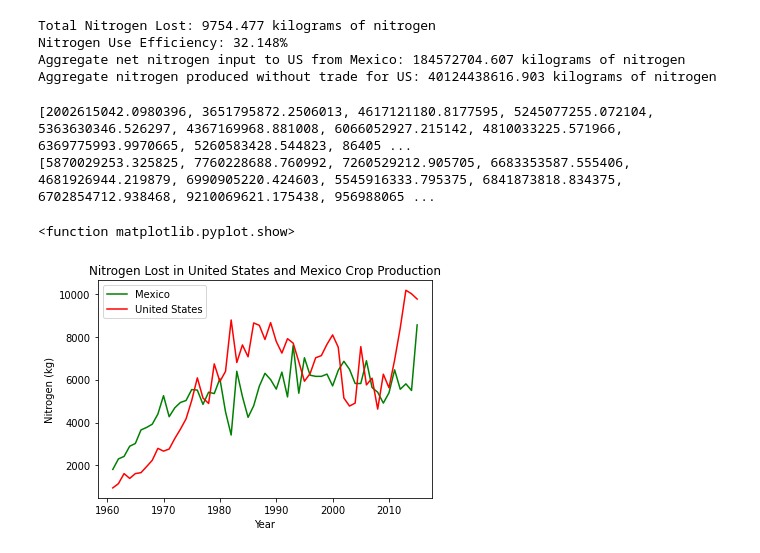
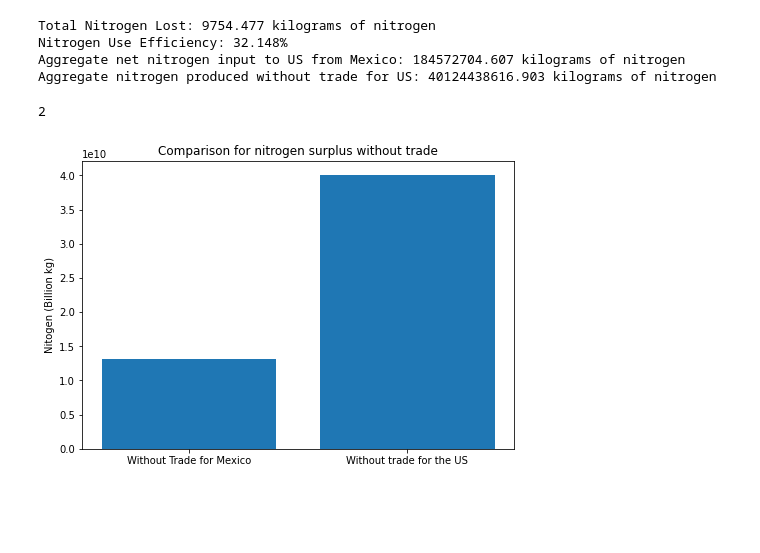
Before and after one commit to jfernandez37/495Project, a Jupyter notebook: Directed_consulting_495.ipynb, the cells around one changed output. Cells and saved outputs as stored; diff of their text form; code cells hidden in the pictures; blank space fills up the shorter version.

```diff
--- a/Directed_consulting_495.ipynb
+++ b/Directed_consulting_495.ipynb
@@ -266,6 +266,8 @@ plt.show
 [figure]
 # %% [markdown]
 US Export Mexico Import:
+# %%
+withoutArr=[]
 # %%
 USEXP=[83, 142,166, 133, 3]
 cropNames=["Maize", "Soybeans", "Wheat", "Rice/paddy", "Apples"]
@@ -320,6 +322,7 @@ for year in range(30):
       nitSurp+=temp
   nitSurpMex.append(nitSurp)
 print("Aggregate nitrogen produced without trade for mexico: "+str(round(nitSurp,3)) +" kilograms of nitrogen")
+withoutArr.append(round(nitSurp,3))
 # %% [output]
 Total Nitrogen Lost: 8548.693 kilograms of nitrogen
 Nitrogen Use Efficiency: 61.719%
@@ -406,17 +409,29 @@ for year in range(30):
       nitSurp+=temp
   aggNitProdUS.append(nitSurp)
 print("Aggregate nitrogen produced without trade for US: "+str(round(nitSurp,3)) +" kilograms of nitrogen")
+withoutArr.append(round(nitSurp,3))
 # %% [output]
 Total Nitrogen Lost: 9754.477 kilograms of nitrogen
 Nitrogen Use Efficiency: 32.148%
 Aggregate net nitrogen input to US from Mexico: 184572704.607 kilograms of nitrogen
 Aggregate nitrogen produced without trade for US: 40124438616.903 kilograms of nitrogen
+# %%
+print(len(withoutArr))
+# %% [output]
+2
+# %%
+fig = plt.figure()
+ax = fig.add_axes([0,0,1,1])
+tags = ['Without Trade for Mexico', 'Without trade for the US']
+ax.bar(tags,withoutArr)
+ax.set_ylabel('Nitogen (Billion kg)')
+ax.set_title('Comparison for nitrogen surplus without trade')
+plt.show()
+# %% [output]
+[figure, added]
 # %%
 print(nitSurpMex)
 print(aggNitProdUS)
-# %% [output]
-[2002615042.0980396, 3651795872.2506013, 4617121180.8177595, 5245077255.072104, 5363630346.526297, 4367169968.881008, 6066052927.215142, 4810033225.571966, 6369775993.9970665, 5260583428.544823, 86405 ...
-[5870029253.325825, 7760228688.760992, 7260529212.905705, 6683353587.555406, 4681926944.219879, 6990905220.424603, 5545916333.795375, 6841873818.834375, 6702854712.938468, 9210069621.175438, 956988065 ...
 # %%
 y=nitrogenLostMex
 x=np.arange(1961,2016)
@@ -433,9 +448,6 @@ plt.ylabel("Nitrogen (kg)")
 plt.plot(x,y,color="red",label='United States')
 plt.legend(['Mexico', 'United States'])
 plt.show
-# %% [output]
-<function matplotlib.pyplot.show>
-[figure, removed]
 # %%
 y=NUEMex
 x=np.arange(1961,2016)
```
Also changed, not shown: parts of 3 cells of this notebook.
